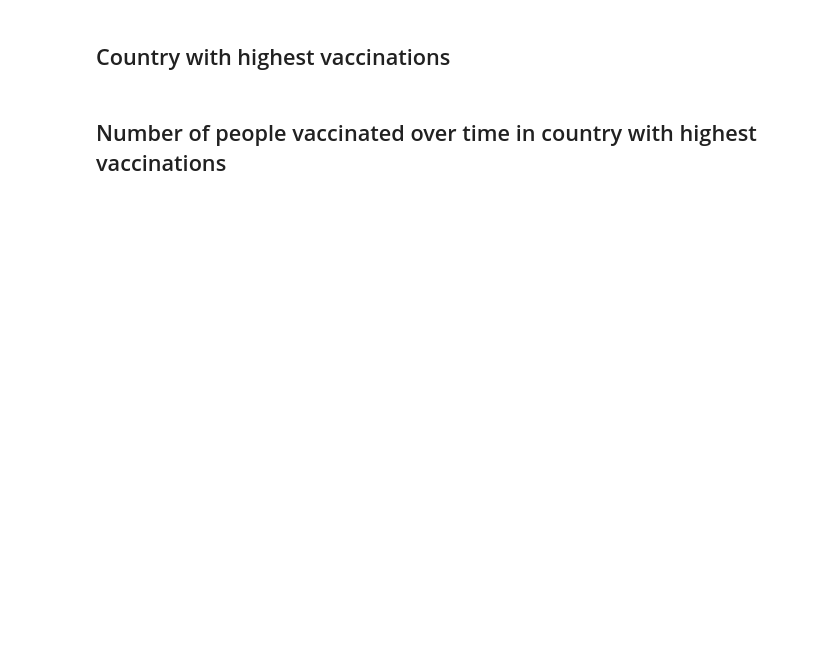
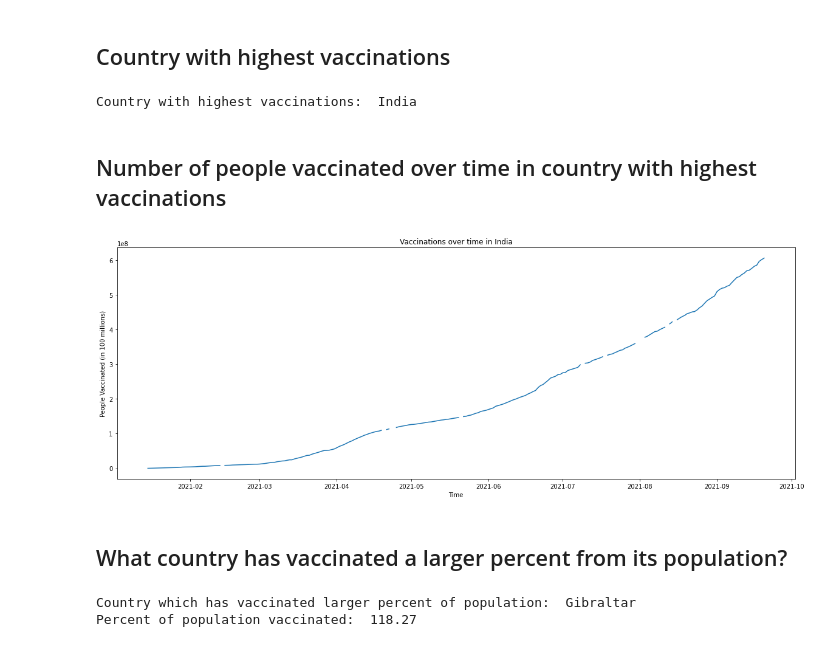
Before and after one commit to Subrahmanyajoshi/Kaggle-submissions, a Jupyter notebook: COVID-19 World Vaccination Progress/covid19-vaccination-details.ipynb, the cells around one changed output. Cells and saved outputs as stored; diff of their text form; code cells hidden in the pictures; blank space fills up the shorter version.

```diff
--- a/COVID-19 World Vaccination Progress/covid19-vaccination-details.ipynb
+++ b/COVID-19 World Vaccination Progress/covid19-vaccination-details.ipynb
@@ -24,4 +25,0 @@ df.head(n=4)
-# %%
-print(f"Length before dropping nans: {len(df)}")
-df = df.dropna(subset=['people_vaccinated'])
-print(f"Length before dropping nans: {len(df)}")
@@ -48,21 +61,25 @@ print(vaccines)
 # %%
 vaccines_country = {}
 people_vaccinated = {}
+vaccinations_percentage = {}
 
 countries = df['country'].unique()
 
 for vaccine in vaccines:
     vaccines_country[vaccine] = []
-
-for country in countries:
-    people_vaccinated[country] = 0
 # %%
 for country in countries:
     country_df = df.loc[df['country'] == country]
     country_vaccinations = country_df['people_vaccinated'].sum()
     people_vaccinated[country] = country_vaccinations
+    c_vaccines = country_df['vaccines'].unique()
 
-    c_vaccines = country_df['vaccines'].unique()
+    country_df = country_df.dropna(subset=['people_vaccinated_per_hundred'])
+    if not country_df.empty:
+        vaccinations_percentage[country] = list(country_df['people_vaccinated_per_hundred'])[-1]
+    else:
+        vaccinations_percentage[country] = 0
+
     for vaccine in c_vaccines:
         for v in vaccine.split(','):
             v = v.strip()
@@ -88,9 +125,30 @@ plt.show()
 ## Country with highest vaccinations
 # %%
 max_v_country = max(people_vaccinated, key=people_vaccinated.get)
-print(max_v_country)
+print("Country with highest vaccinations: ",max_v_country)
+# %% [output]
+Country with highest vaccinations:  India
 # %% [markdown]
 ## Number of people vaccinated over time in country with highest vaccinations
 # %%
 max_v_cntry_df = df.loc[df['country'] == max_v_country]
 max_v_cntry_df = max_v_cntry_df.sort_values(by='date')
+
+plt.plot(max_v_cntry_df['date'], max_v_cntry_df['people_vaccinated'])
+
+plt.title(f"Vaccinations over time in {max_v_country}")
+plt.xlabel("Time")
+plt.ylabel("People Vaccinated (in 100 millions)")
+
+plt.show()
+# %% [output]
+[figure, added]
+# %% [markdown]
+## What country has vaccinated a larger percent from its population?
+# %%
+max_per_country = max(vaccinations_percentage, key=vaccinations_percentage.get)
+print("Country which has vaccinated larger percent of population: ", max_per_country)
+print("Percent of population vaccinated: ", vaccinations_percentage[max_per_country])
+# %% [output]
+Country which has vaccinated larger percent of population:  Gibraltar
+Percent of population vaccinated:  118.27
```
Also changed, not shown: parts of 13 cells of this notebook.
